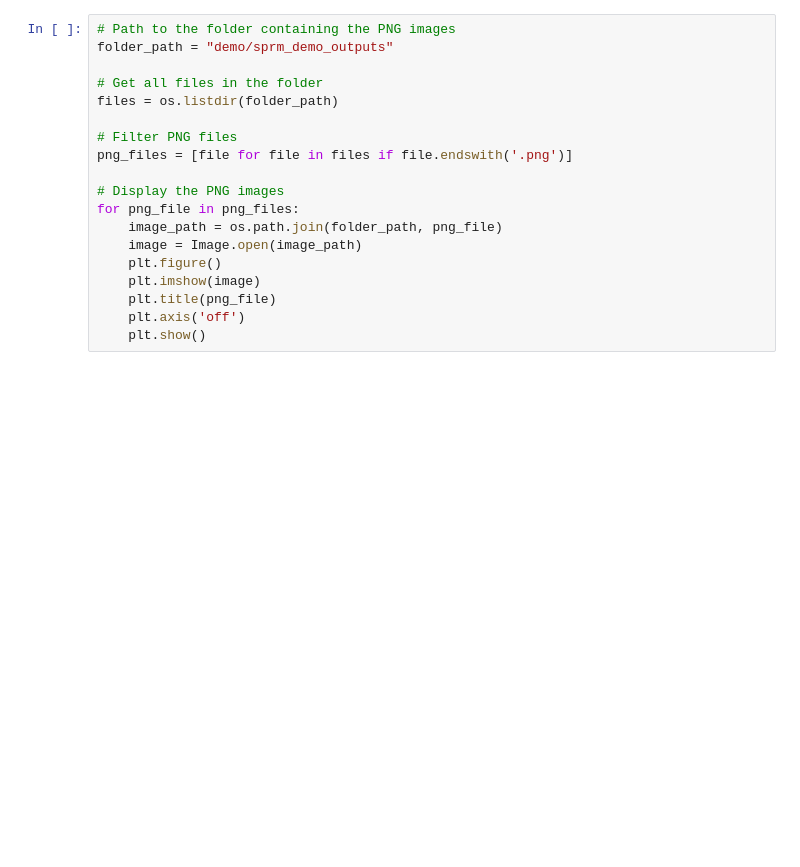
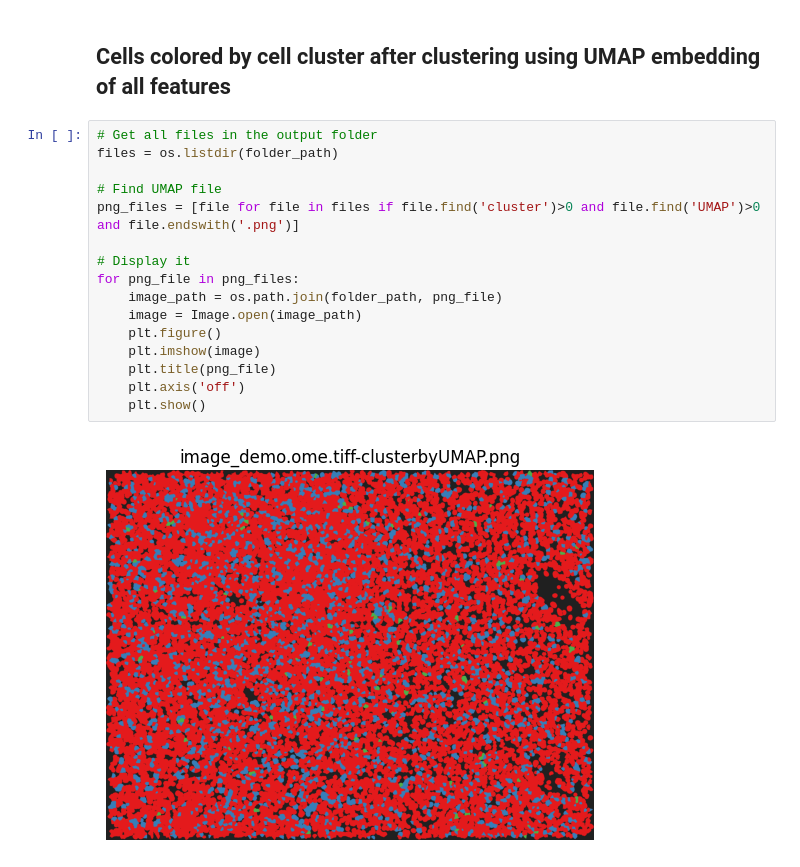
Before and after one commit to hubmapconsortium/sprm, a Jupyter notebook: demo/sprm_demo.ipynb, the cells around one changed output. Saved outputs shown, nothing was run; the diff lists cells and outputs as text; blank space fills up the shorter version.

```diff
--- a/demo/sprm_demo.ipynb
+++ b/demo/sprm_demo.ipynb
@@ -41,19 +245,20 @@ IFrame(pdf_path, width=600, height=400)
+# %% [markdown]
+## Cells colored by cell cluster after clustering using UMAP embedding of all features
 # %%
-# Path to the folder containing the PNG images
-folder_path = "demo/sprm_demo_outputs"
-
-# Get all files in the folder
+# Get all files in the output folder
 files = os.listdir(folder_path)
 
-# Filter PNG files
-png_files = [file for file in files if file.endswith('.png')]
+# Find UMAP file
+png_files = [file for file in files if file.find('cluster')>0 and file.find('UMAP')>0 and file.endswith('.png')]
 
-# Display the PNG images
+# Display it
 for png_file in png_files:
     image_path = os.path.join(folder_path, png_file)
     image = Image.open(image_path)
     plt.figure()
     plt.imshow(image)
     plt.title(png_file)
     plt.axis('off')
     plt.show()
+# %% [output]
+[figure, added]
```
Also changed, not shown: parts of 28 cells of this notebook, 8 other files.
